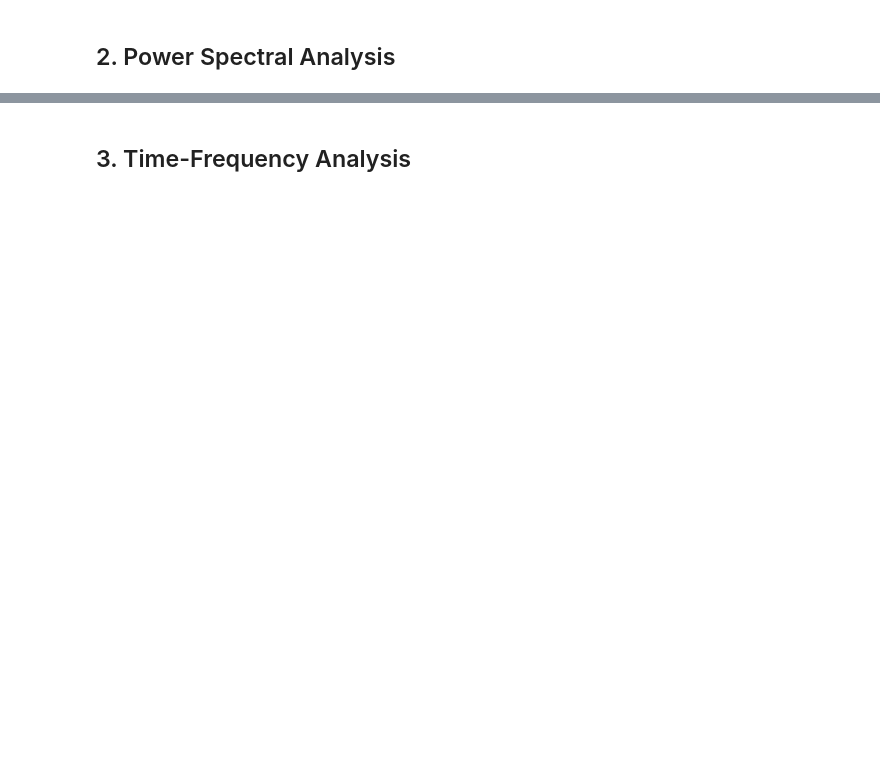
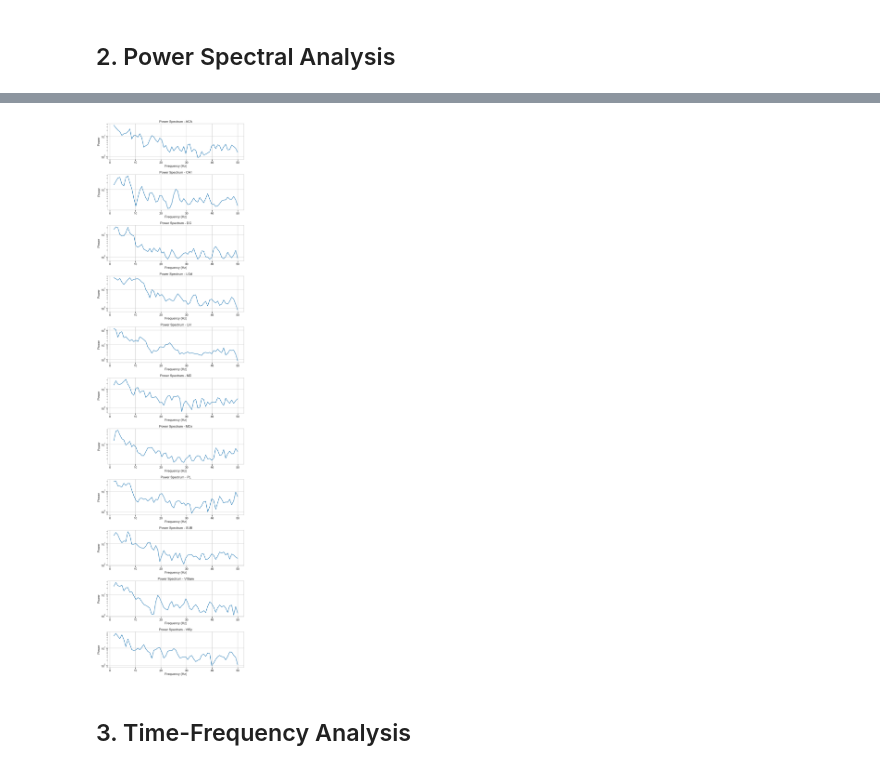
Before and after one commit to shibanib/neural_navigators, a Jupyter notebook: notebooks/2_lfp_analysis.ipynb, the cells around one changed output, grey strips where cells are left out. Drawn from its saved outputs; the diff is of its cells as text; code cells hidden in the pictures; blank space fills up the shorter version.

Commit message:
outputs for first 3 notebooks, fixing code

```diff
--- a/notebooks/2_lfp_analysis.ipynb
+++ b/notebooks/2_lfp_analysis.ipynb
@@ -18,7 +18,7 @@ from data_loader import SteinmetzDataLoader
 from neural_analysis import NeuralAnalyzer
 
 # Set plotting style
-plt.style.use('seaborn')
+plt.style.use("seaborn-v0_8-whitegrid")
 sns.set_context("talk")
 # %% [markdown]
 ## 1. Data Loading
@@ -38,36 +71,59 @@ print("Brain areas:", np.unique(session_data['brain_area_lfp']))
 # %%
 def plot_power_spectrum_by_region(lfp_data, brain_areas, freq_range=(1, 100)):
     """Plot power spectra for different brain regions."""
-    unique_areas = np.unique(brain_areas)
+    # Ensure brain_areas is an array
+    brain_areas = np.asarray(brain_areas)
+
+    # Check if we have multiple areas or just a single value
+    if brain_areas.ndim == 0:  # It's a scalar
+        unique_areas = [brain_areas.item()]  # Convert scalar to a list with one item
+    else:
+        unique_areas = np.unique(brain_areas)
+
     n_areas = len(unique_areas)
 
+    # Create appropriate number of subplots
     fig, axes = plt.subplots(n_areas, 1, figsize=(12, 4*n_areas))
 
+    # Make axes iterable even for a single subplot
+    if n_areas == 1:
+        axes = [axes] if isinstance(axes, plt.Axes) else [axes[0]]
+
     for i, area in enumerate(unique_areas):
-        area_channels = np.where(brain_areas == area)[0]
+        # Handle both scalar and array cases
+        if brain_areas.ndim == 0:
+            area_channels = np.arange(lfp_data.shape[1])  # Use all channels
+        else:
+            area_channels = np.where(brain_areas == area)[0]
+
+        # Skip if no channels found
+        if len(area_channels) == 0:
+            continue
 
         # Average LFP across channels in this area
         area_lfp = np.mean(lfp_data[:, area_channels], axis=1)
 
         # Compute power spectrum
         freqs, power = analyzer.compute_lfp_power(area_lfp, freq_range)
 
-        if n_areas == 1:
-            ax = axes
-        else:
-            ax = axes[i]
+        # If power is 2D (from multi-dimensional input), take the mean across the first dimension
+        if power.ndim > 1:
+            power = np.mean(power, axis=0)
 
-        ax.semilogy(freqs, power)
-        ax.set_xlabel('Frequency (Hz)')
-        ax.set_ylabel('Power')
-        ax.set_title(f'Power Spectrum - {area}')
-        ax.grid(True)
+        # Plot on the appropriate subplot
+        axes[i].semilogy(freqs, power)
+        axes[i].set_xlabel('Frequency (Hz)')
+        axes[i].set_ylabel('Power')
+        axes[i].set_title(f'Power Spectrum - {area}')
+        axes[i].grid(True)
 
     plt.tight_layout()
     return fig
 
 # Plot power spectra for different brain regions
 plot_power_spectrum_by_region(session_data['lfp'], session_data['brain_area_lfp'])
 plt.show()
+# %% [output]
+[figure, added]
 # %% [markdown]
 ## 3. Time-Frequency Analysis
```
Also changed, not shown: parts of 36 cells of this notebook, 4 other files.
